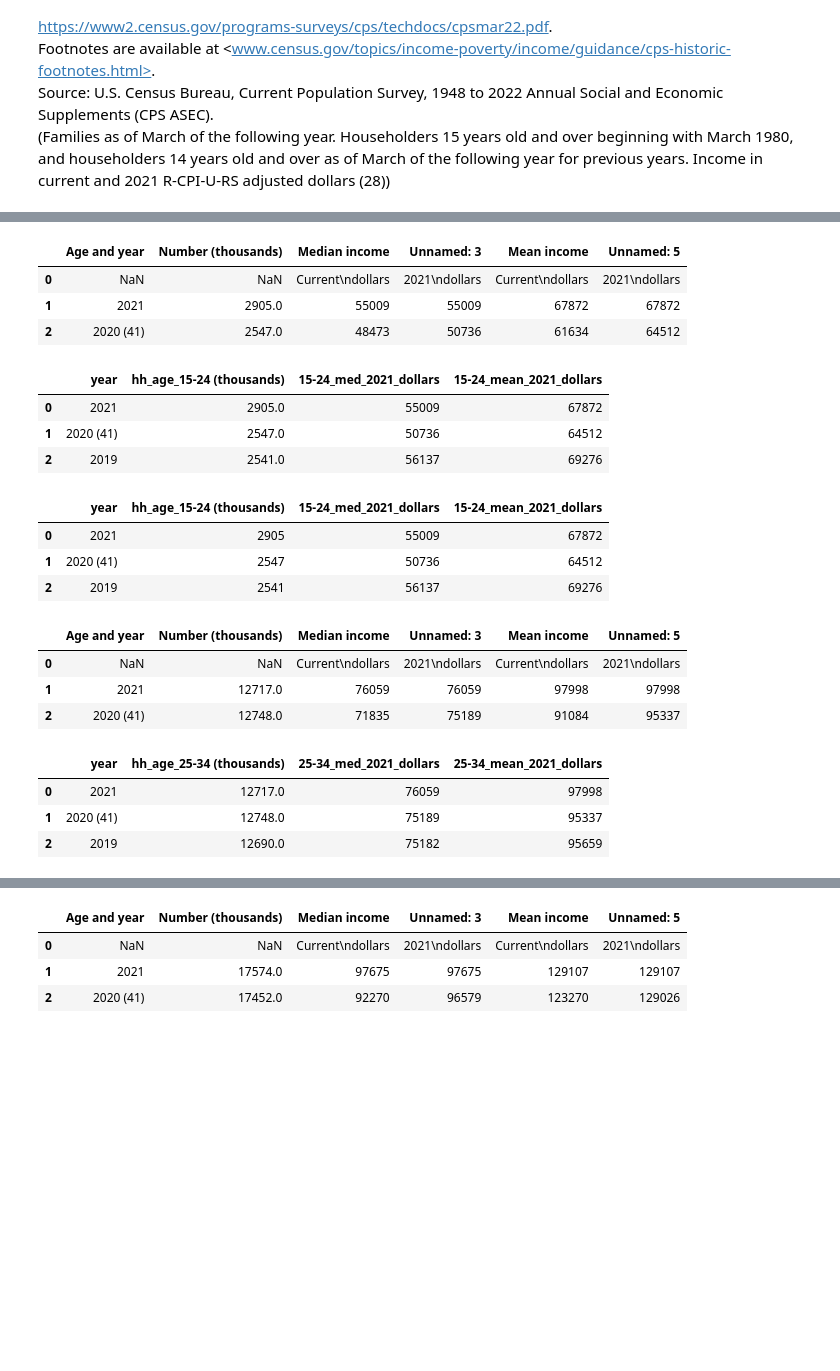
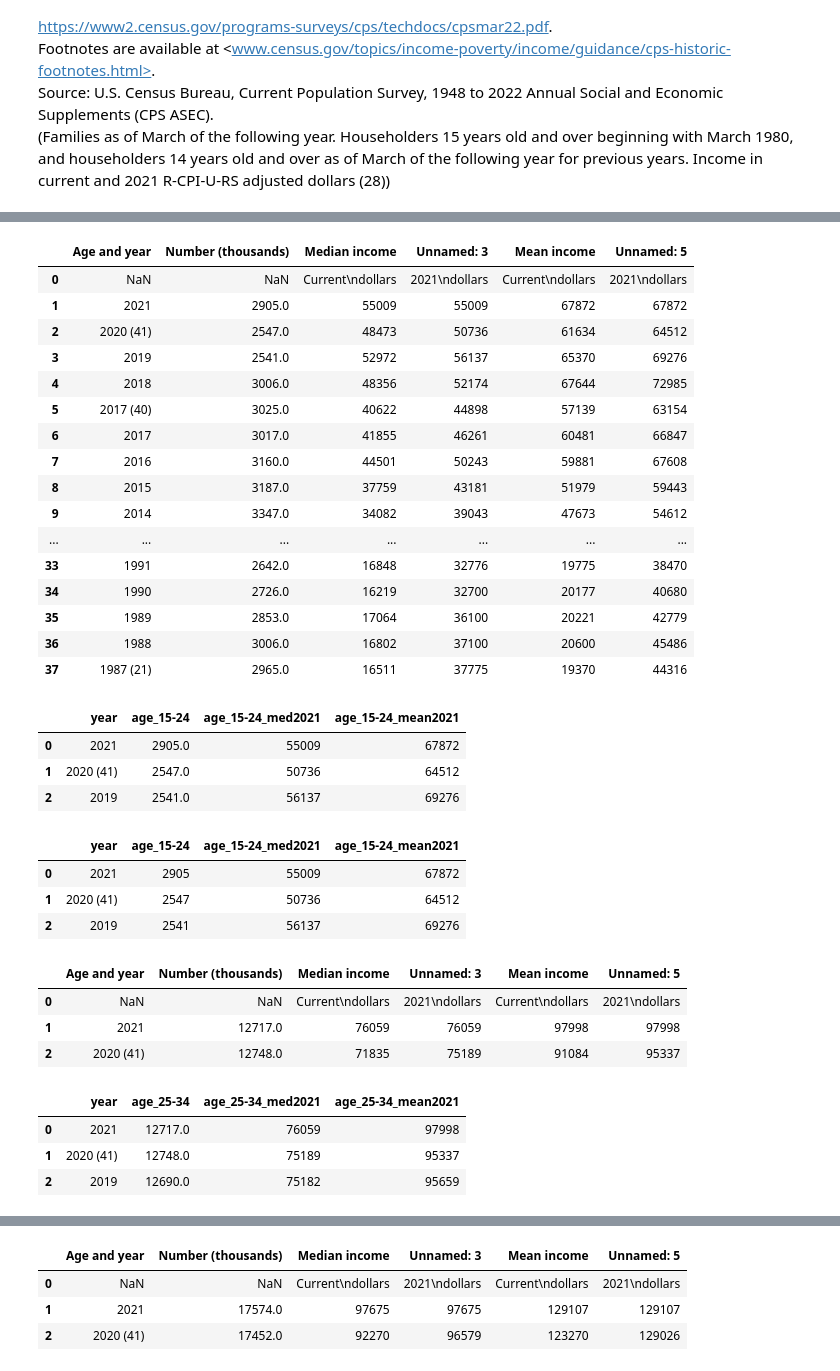
Before and after one commit to SchreinerJS/schreinerj_capstone, a Jupyter notebook: notebooks/f10_f11_cleaned_merged.ipynb, the cells around one changed output, grey strips where cells are left out. Saved outputs shown, nothing was run; the diff lists cells and outputs as text; code cells hidden in the pictures; blank space fills up the shorter version.

```diff
--- a/notebooks/f10_f11_cleaned_merged.ipynb
+++ b/notebooks/f10_f11_cleaned_merged.ipynb
@@ -351,18 +348,31 @@ f10.head(3)
 # %%
 #read in f11_15_24, age of householder mean & med income
 f11_15_24 = pd.read_excel('../data/single_parent/census/historical_income_families/f11ar_mean_med_inc_age_hh.xlsx',
-                    skiprows=87, nrows=51)
+                    skiprows=87, nrows=38)
 pd.set_option('display.max_rows', None)
-f11_15_24.head(3)
+f11_15_24
 # %% [output]
 |  | Age and year | Number (thousands) | Median income | Unnamed: 3 | Mean income | Unnamed: 5 |
 | 0 | NaN | NaN | Current\ndollars | 2021\ndollars | Current\ndollars | 2021\ndollars |
 | 1 | 2021 | 2905.0 | 55009 | 55009 | 67872 | 67872 |
 | 2 | 2020 (41) | 2547.0 | 48473 | 50736 | 61634 | 64512 |
+| 3 | 2019 | 2541.0 | 52972 | 56137 | 65370 | 69276 |
+| 4 | 2018 | 3006.0 | 48356 | 52174 | 67644 | 72985 |
+| 5 | 2017 (40) | 3025.0 | 40622 | 44898 | 57139 | 63154 |
+| 6 | 2017 | 3017.0 | 41855 | 46261 | 60481 | 66847 |
+| 7 | 2016 | 3160.0 | 44501 | 50243 | 59881 | 67608 |
+| 8 | 2015 | 3187.0 | 37759 | 43181 | 51979 | 59443 |
+| 9 | 2014 | 3347.0 | 34082 | 39043 | 47673 | 54612 |
+| ... | ... | ... | ... | ... | ... | ... |
+| 33 | 1991 | 2642.0 | 16848 | 32776 | 19775 | 38470 |
+| 34 | 1990 | 2726.0 | 16219 | 32700 | 20177 | 40680 |
+| 35 | 1989 | 2853.0 | 17064 | 36100 | 20221 | 42779 |
+| 36 | 1988 | 3006.0 | 16802 | 37100 | 20600 | 45486 |
+| 37 | 1987 (21) | 2965.0 | 16511 | 37775 | 19370 | 44316 |
 # %%
 #rename columns
-f11_15_24 = f11_15_24.rename(columns = {'Age and year': 'year', 'Number (thousands)': 'hh_age_15-24 (thousands)',
-                            'Unnamed: 3': '15-24_med_2021_dollars', 'Unnamed: 5': '15-24_mean_2021_dollars'})
+f11_15_24 = f11_15_24.rename(columns = {'Age and year': 'year', 'Number (thousands)': 'age_15-24',
+                            'Unnamed: 3': 'age_15-24_med2021', 'Unnamed: 5': 'age_15-24_mean2021'})
 
 #drop empty columns or columns not needed
 f11_15_24 = f11_15_24.drop(['Median income', 'Mean income'], axis=1)
@@ -378,15 +388,15 @@ f11_15_24 = f11_15_24.applymap(lambda x: x.strip() if isinstance(x, str) else x)
 
 f11_15_24.head(3)
 # %% [output]
-|  | year | hh_age_15-24 (thousands) | 15-24_med_2021_dollars | 15-24_mean_2021_dollars |
+|  | year | age_15-24 | age_15-24_med2021 | age_15-24_mean2021 |
 | 0 | 2021 | 2905.0 | 55009 | 67872 |
 | 1 | 2020 (41) | 2547.0 | 50736 | 64512 |
 | 2 | 2019 | 2541.0 | 56137 | 69276 |
 # %%
-f11_15_24 = f11_15_24.astype({'year': 'str', 'hh_age_15-24 (thousands)': 'int64'})
+f11_15_24 = f11_15_24.astype({'year': 'str', 'age_15-24': 'int64'})
 f11_15_24.head(3)
 # %% [output]
-|  | year | hh_age_15-24 (thousands) | 15-24_med_2021_dollars | 15-24_mean_2021_dollars |
+|  | year | age_15-24 | age_15-24_med2021 | age_15-24_mean2021 |
 | 0 | 2021 | 2905 | 55009 | 67872 |
 | 1 | 2020 (41) | 2547 | 50736 | 64512 |
 | 2 | 2019 | 2541 | 56137 | 69276 |
@@ -403,8 +413,8 @@ f11_25_34.head(3)
 | 2 | 2020 (41) | 12748.0 | 71835 | 75189 | 91084 | 95337 |
 # %%
 #rename columns
-f11_25_34 = f11_25_34.rename(columns = {'Age and year': 'year', 'Number (thousands)': 'hh_age_25-34 (thousands)',
-                            'Unnamed: 3': '25-34_med_2021_dollars', 'Unnamed: 5': '25-34_mean_2021_dollars'})
+f11_25_34 = f11_25_34.rename(columns = {'Age and year': 'year', 'Number (thousands)': 'age_25-34',
+                            'Unnamed: 3': 'age_25-34_med2021', 'Unnamed: 5': 'age_25-34_mean2021'})
 
 #drop empty columns or columns not needed
 f11_25_34 = f11_25_34.drop(['Median income', 'Mean income'], axis=1)
@@ -420,7 +430,7 @@ f11_25_34 = f11_25_34.applymap(lambda x: x.strip() if isinstance(x, str) else x)
 
 f11_25_34.head(3)
 # %% [output]
-|  | year | hh_age_25-34 (thousands) | 25-34_med_2021_dollars | 25-34_mean_2021_dollars |
+|  | year | age_25-34 | age_25-34_med2021 | age_25-34_mean2021 |
 | 0 | 2021 | 12717.0 | 76059 | 97998 |
 | 1 | 2020 (41) | 12748.0 | 75189 | 95337 |
 | 2 | 2019 | 12690.0 | 75182 | 95659 |
```
Also changed, not shown: parts of 42 cells of this notebook, 1 other file.
